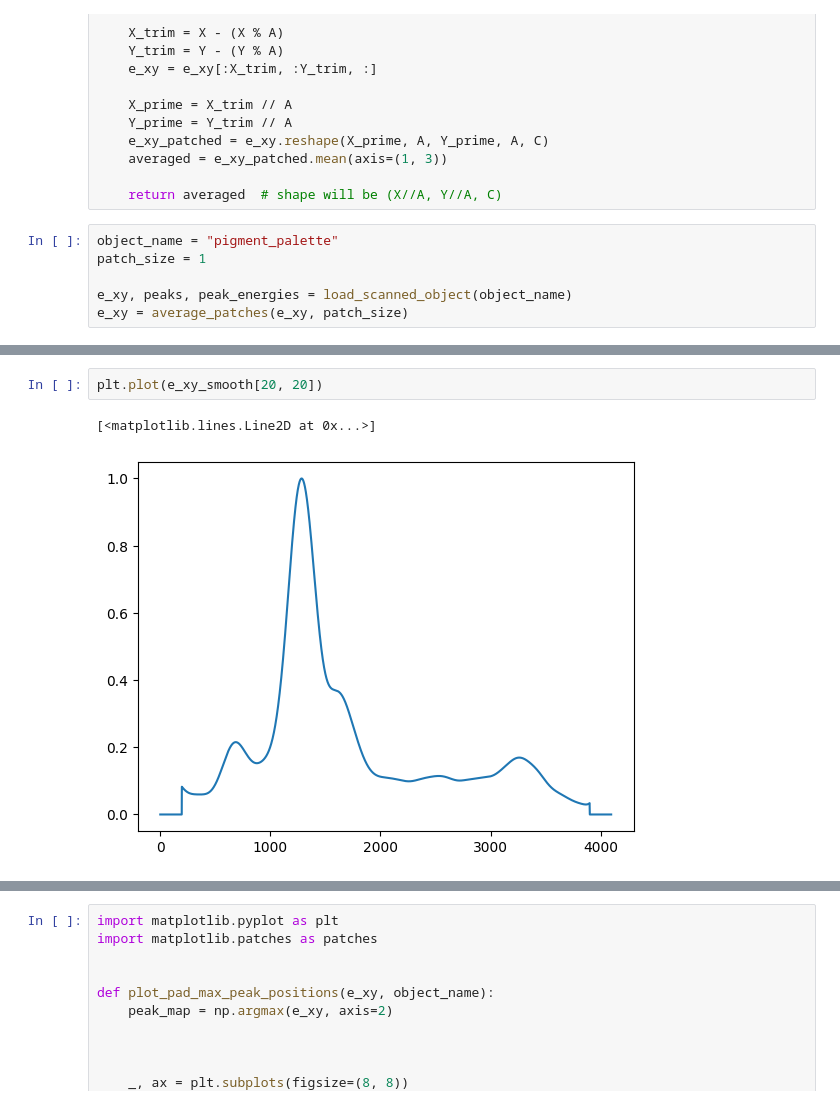
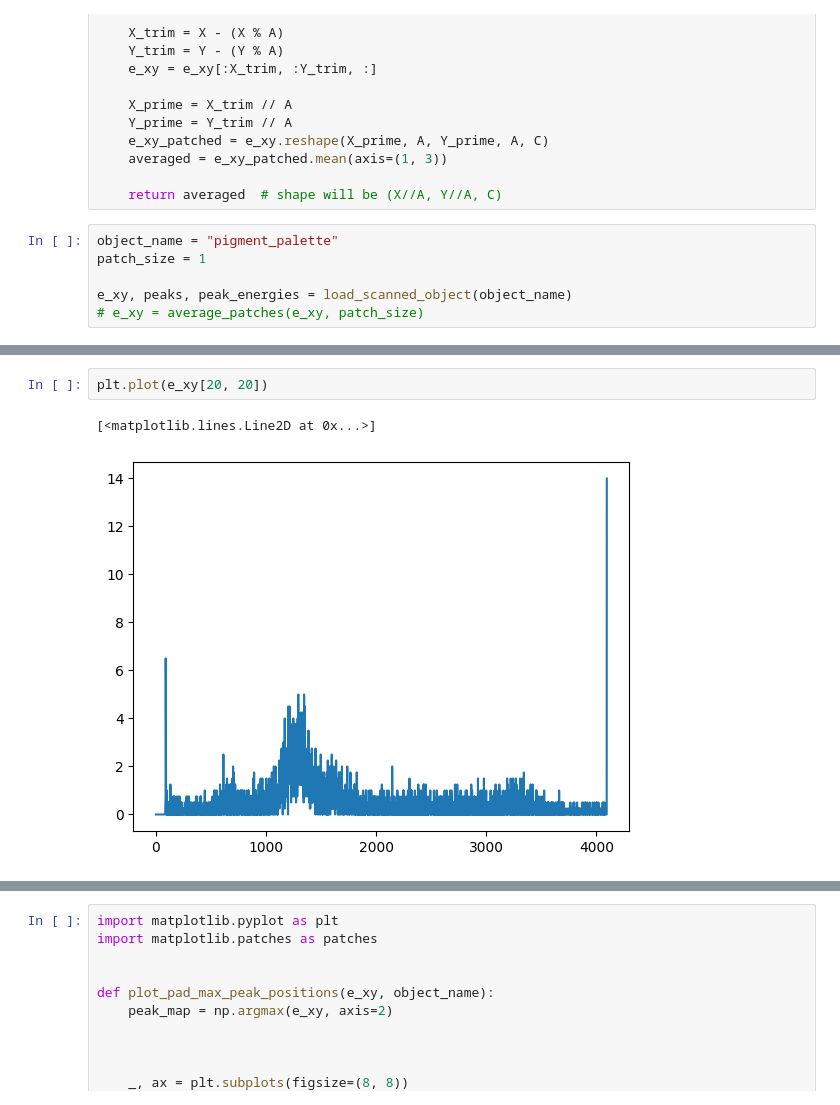
Before and after one commit to erzar0/masters-thesis, a Jupyter notebook: 5_pigment_palette_preprocessing copy.ipynb, the cells around one changed output, grey strips where cells are left out. Drawn from its saved outputs; the diff is of its cells as text.

```diff
--- a/5_pigment_palette_preprocessing copy.ipynb
+++ b/5_pigment_palette_preprocessing copy.ipynb
@@ -103,7 +103,7 @@ object_name = "pigment_palette"
 patch_size = 1
 
 e_xy, peaks, peak_energies = load_scanned_object(object_name)
-e_xy = average_patches(e_xy, patch_size)
+# e_xy = average_patches(e_xy, patch_size)
 # %%
 from src.DataPreprocessor import DataPreprocessor
 import numpy as np
@@ -146,8 +138,8 @@ plt.legend()
 # %%
-plt.plot(e_xy_smooth[20, 20])
+plt.plot(e_xy[20, 20])
 # %% [output]
 [<matplotlib.lines.Line2D at 0x...>]
-[figure, old version]
+[figure, new version]
 # %%
 from tqdm import tqdm
 if object_name == "pigment_palette":
```
Also changed, not shown: parts of 7 cells of this notebook, 7 other files.
